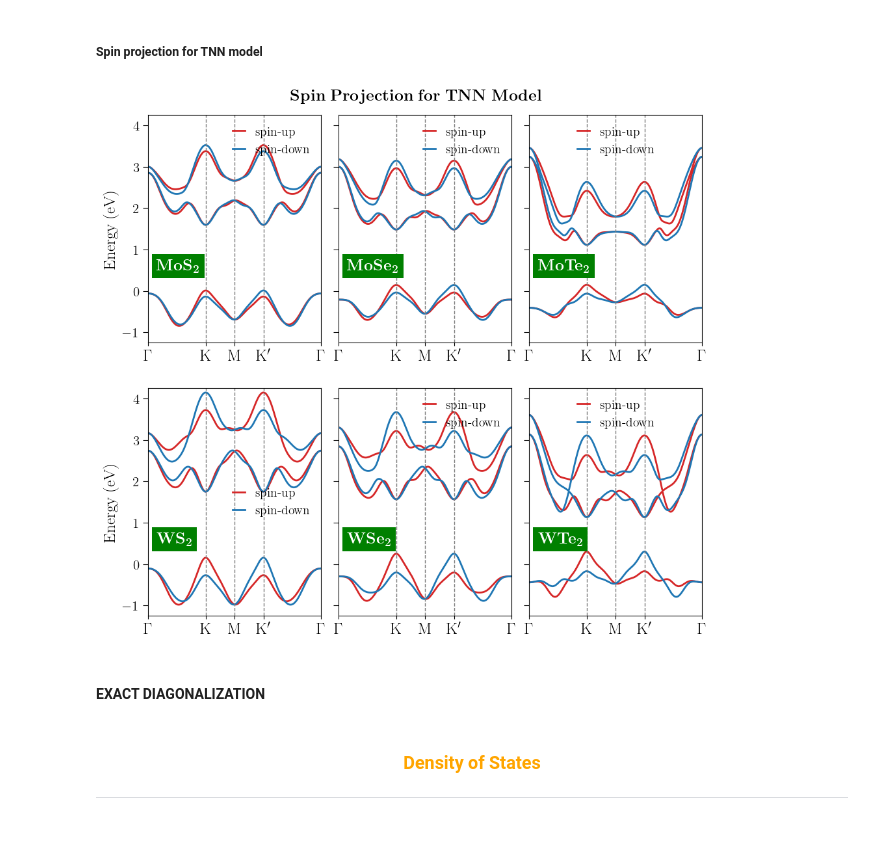
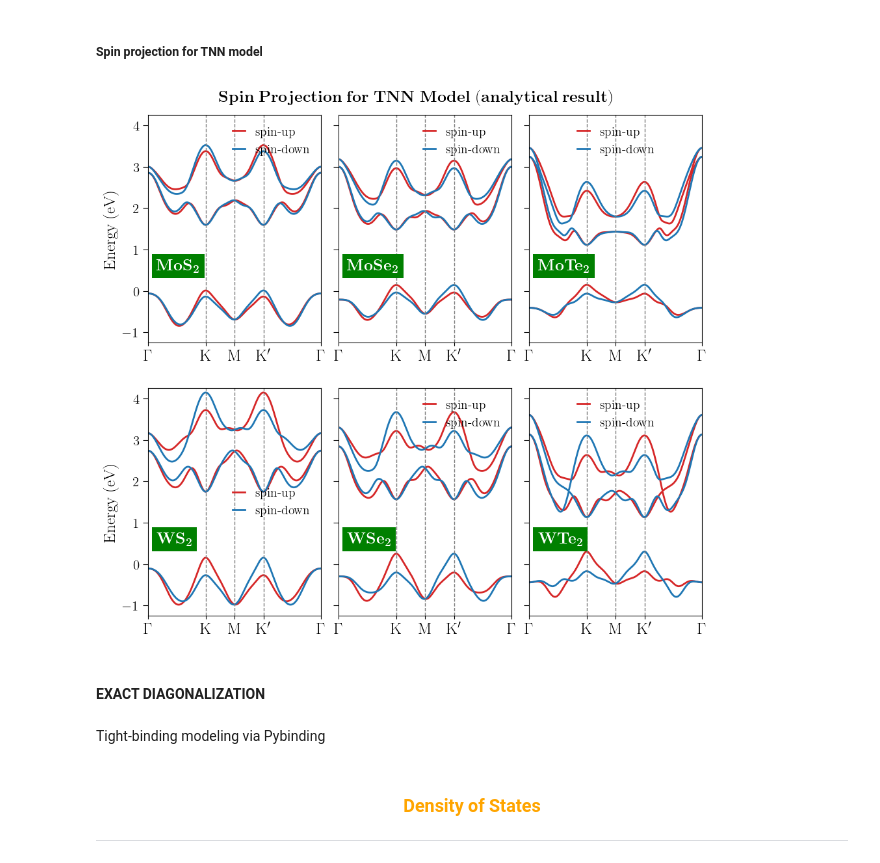
Before and after one commit to KJohnmar/INL-OBELIX-2026, a Jupyter notebook: TMDs/TMDs-monolayers.ipynb, the cells around one changed output. Cells and saved outputs as stored; diff of their text form; code cells hidden in the pictures; blank space fills up the shorter version.

```diff
--- a/TMDs/TMDs-monolayers.ipynb
+++ b/TMDs/TMDs-monolayers.ipynb
@@ -1401,7 +1401,7 @@ def main_BandStructure_SpinProjection_analytically():
     _, _, bands_3rd = calculate_TMDs_analytically(n_pts=100, name="WTe2", HS_points=HS_points, TB_model="1N", fit_parameter="GGA", soc=True, sp=-1)
     plot_BandStructure_TMDs_analytically(ax6, k_axis, HS_axis, bands_1st, bands_3rd, name="WTe2", option="SpinProjection")
 
-    fig.suptitle(r"$\mathbf{Spin\ Projection\ for\ NN\ Model}$", fontsize=18, fontweight=900, y=0.92)
+    fig.suptitle(r"$\mathbf{Spin\ Projection\ for\ NN\ Model\ (analytical\ result)}$", fontsize=18, fontweight=900, y=0.92)
 
     # 5. Finalization
     plt.tight_layout()
@@ -1450,34 +1450,36 @@ def main_BandStructure_SpinProjection_analytically():
     plot_BandStructure_TMDs_analytically(ax2, k_axis, HS_axis, bands_1st, bands_3rd, name="MoSe2", option="SpinProjection")
 
     _, _, bands_1st = calculate_TMDs_analytically(n_pts=100, name="MoTe2", HS_points=HS_points, TB_model="3N", fit_parameter="GGA", soc=True, sp=+1)
     _, _, bands_3rd = calculate_TMDs_analytically(n_pts=100, name="MoTe2", HS_points=HS_points, TB_model="3N", fit_parameter="GGA", soc=True, sp=-1)
     plot_BandStructure_TMDs_analytically(ax3, k_axis, HS_axis, bands_1st, bands_3rd, name="MoTe2", option="SpinProjection")
 
     _, _, bands_1st = calculate_TMDs_analytically(n_pts=100, name="WS2", HS_points=HS_points, TB_model="3N", fit_parameter="GGA", soc=True, sp=+1)
     _, _, bands_3rd = calculate_TMDs_analytically(n_pts=100, name="WS2", HS_points=HS_points, TB_model="3N", fit_parameter="GGA", soc=True, sp=-1)
     plot_BandStructure_TMDs_analytically(ax4, k_axis, HS_axis, bands_1st, bands_3rd, name="WS2", option="SpinProjection")
 
     _, _, bands_1st = calculate_TMDs_analytically(n_pts=100, name="WSe2", HS_points=HS_points, TB_model="3N", fit_parameter="GGA", soc=True, sp=+1)
     _, _, bands_3rd = calculate_TMDs_analytically(n_pts=100, name="WSe2", HS_points=HS_points, TB_model="3N", fit_parameter="GGA", soc=True, sp=-1)
     plot_BandStructure_TMDs_analytically(ax5, k_axis, HS_axis, bands_1st, bands_3rd, name="WSe2", option="SpinProjection")
 
     _, _, bands_1st = calculate_TMDs_analytically(n_pts=100, name="WTe2", HS_points=HS_points, TB_model="3N", fit_parameter="GGA", soc=True, sp=+1)
     _, _, bands_3rd = calculate_TMDs_analytically(n_pts=100, name="WTe2", HS_points=HS_points, TB_model="3N", fit_parameter="GGA", soc=True, sp=-1)
     plot_BandStructure_TMDs_analytically(ax6, k_axis, HS_axis, bands_1st, bands_3rd, name="WTe2", option="SpinProjection")
 
-    fig.suptitle(r"$\mathbf{Spin\ Projection\ for\ TNN\ Model}$", fontsize=18, fontweight=900, y=0.92)
+    fig.suptitle(r"$\mathbf{Spin\ Projection\ for\ TNN\ Model\ (analytical\ result)}$", fontsize=18, fontweight=900, y=0.92)
 
     # 5. Finalization
     plt.tight_layout()
     #plt.subplots_adjust(left=0.05, right=0.95, bottom=0.05, top=0.95,
     #                      hspace=0.4, wspace=0.4)
 
     plt.show()
     plt.close()
 
 if __name__ == "__main__":
     main_BandStructure_SpinProjection_analytically()
 # %% [output]
-[figure, old version]
+[figure, new version]
 # %% [markdown]
 #### __EXACT DIAGONALIZATION__
+# %% [markdown]
+Tight-binding modeling via Pybinding
```
Also changed, not shown: parts of 10 cells of this notebook.
